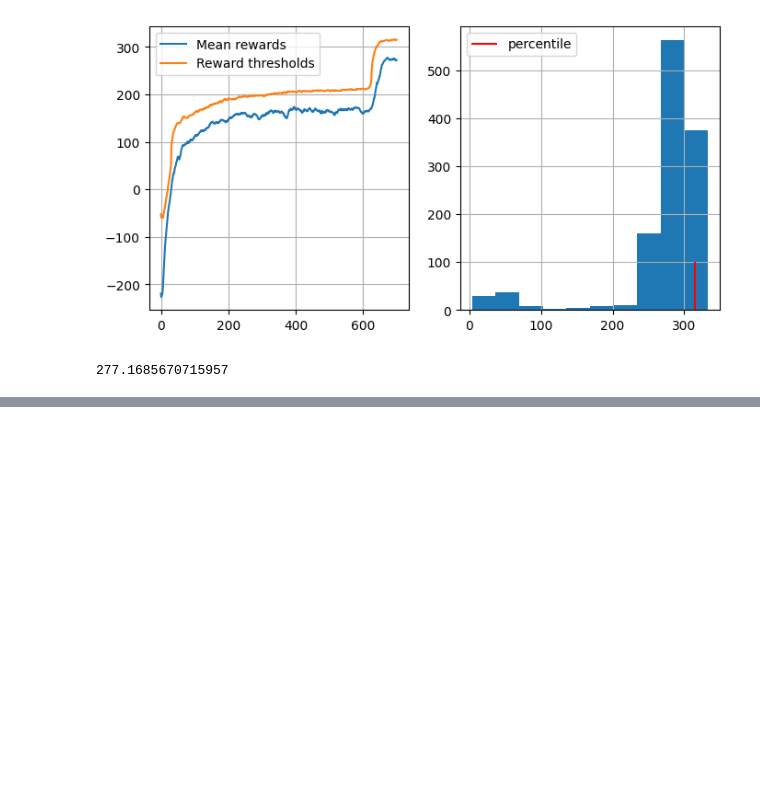
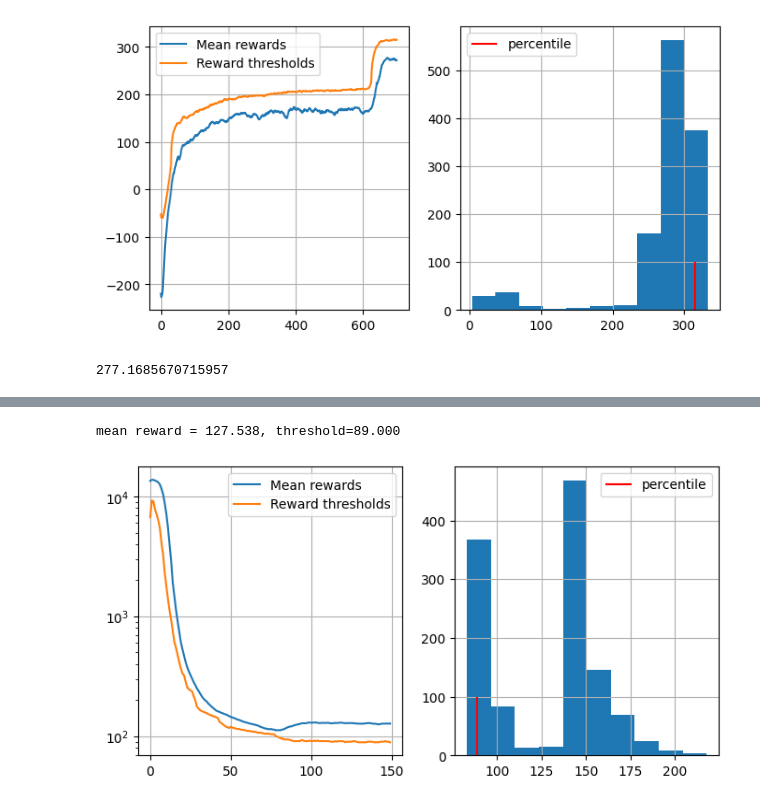
Before and after one commit to PsAndr/Practical_RL, a Jupyter notebook: week01_intro/deep_crossentropy_method.ipynb, the cells around one changed output, grey strips where cells are left out. Drawn from its saved outputs; the diff is of its cells as text; code cells hidden in the pictures; blank space fills up the shorter version.

```diff
--- a/week01_intro/deep_crossentropy_method.ipynb
+++ b/week01_intro/deep_crossentropy_method.ipynb
@@ -638,0 +806,5 @@ print(np.mean(rewards_batch))
+# %%
+train(200, 80, 100)
+# %% [output]
+mean reward = 127.538, threshold=89.000
+[figure, added]
```
Also changed, not shown: parts of 21 cells of this notebook, 1 other file.
